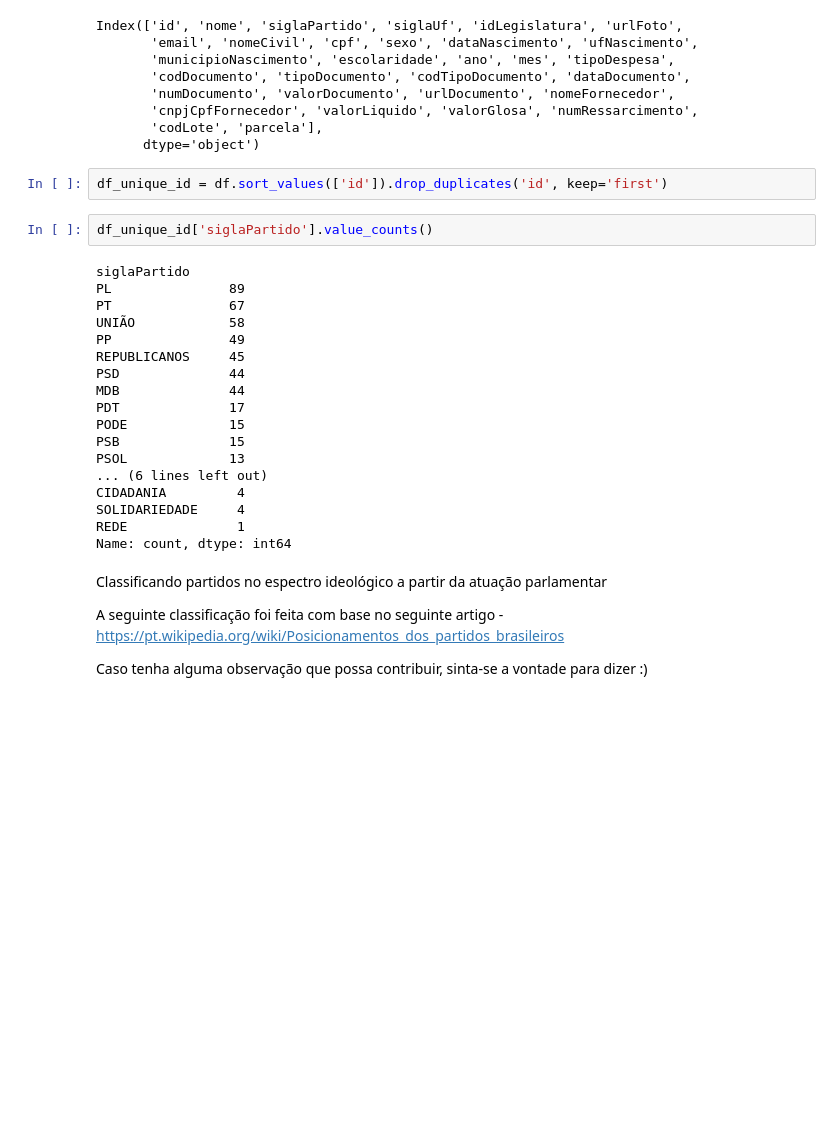
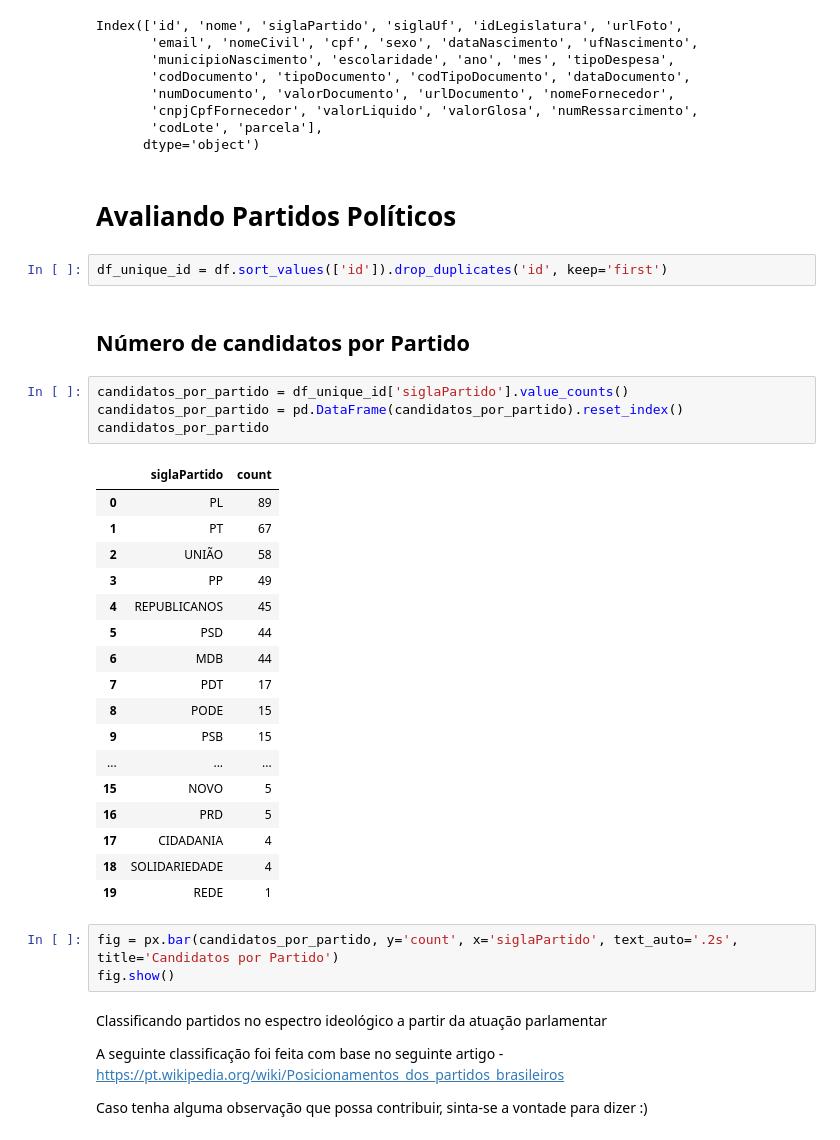
Before and after one commit to Alan-oliveira-analytics/analisa_politico, a Jupyter notebook: notebooks/eda.ipynb, the cells around one changed output. Saved outputs shown, nothing was run; the diff lists cells and outputs as text; blank space fills up the shorter version.

```diff
--- a/notebooks/eda.ipynb
+++ b/notebooks/eda.ipynb
@@ -38,28 +39,37 @@ Index(['id', 'nome', 'siglaPartido', 'siglaUf', 'idLegislatura', 'urlFoto',
        'cnpjCpfFornecedor', 'valorLiquido', 'valorGlosa', 'numRessarcimento',
        'codLote', 'parcela'],
       dtype='object')
+# %% [markdown]
+# Avaliando Partidos Políticos
 # %%
 df_unique_id = df.sort_values(['id']).drop_duplicates('id', keep='first')
+# %% [markdown]
+## Número de candidatos por Partido
 # %%
-df_unique_id['siglaPartido'].value_counts()
+candidatos_por_partido = df_unique_id['siglaPartido'].value_counts()
+candidatos_por_partido = pd.DataFrame(candidatos_por_partido).reset_index()
+candidatos_por_partido
 # %% [output]
-siglaPartido
-PL               89
-PT               67
-UNIÃO            58
-PP               49
-REPUBLICANOS     45
-PSD              44
-MDB              44
-PDT              17
-PODE             15
-PSB              15
-PSOL             13
-... (6 lines left out)
-CIDADANIA         4
-SOLIDARIEDADE     4
-REDE              1
-Name: count, dtype: int64
+|  | siglaPartido | count |
+| 0 | PL | 89 |
+| 1 | PT | 67 |
+| 2 | UNIÃO | 58 |
+| 3 | PP | 49 |
+| 4 | REPUBLICANOS | 45 |
+| 5 | PSD | 44 |
+| 6 | MDB | 44 |
+| 7 | PDT | 17 |
+| 8 | PODE | 15 |
+| 9 | PSB | 15 |
+| ... | ... | ... |
+| 15 | NOVO | 5 |
+| 16 | PRD | 5 |
+| 17 | CIDADANIA | 4 |
+| 18 | SOLIDARIEDADE | 4 |
+| 19 | REDE | 1 |
+# %%
+fig = px.bar(candidatos_por_partido, y='count', x='siglaPartido', text_auto='.2s', title='Candidatos por Partido')
+fig.show()
 # %% [markdown]
 Classificando partidos no espectro ideológico a partir da atuação parlamentar
 
```
Also changed, not shown: parts of 5 cells of this notebook, 1 other file.
